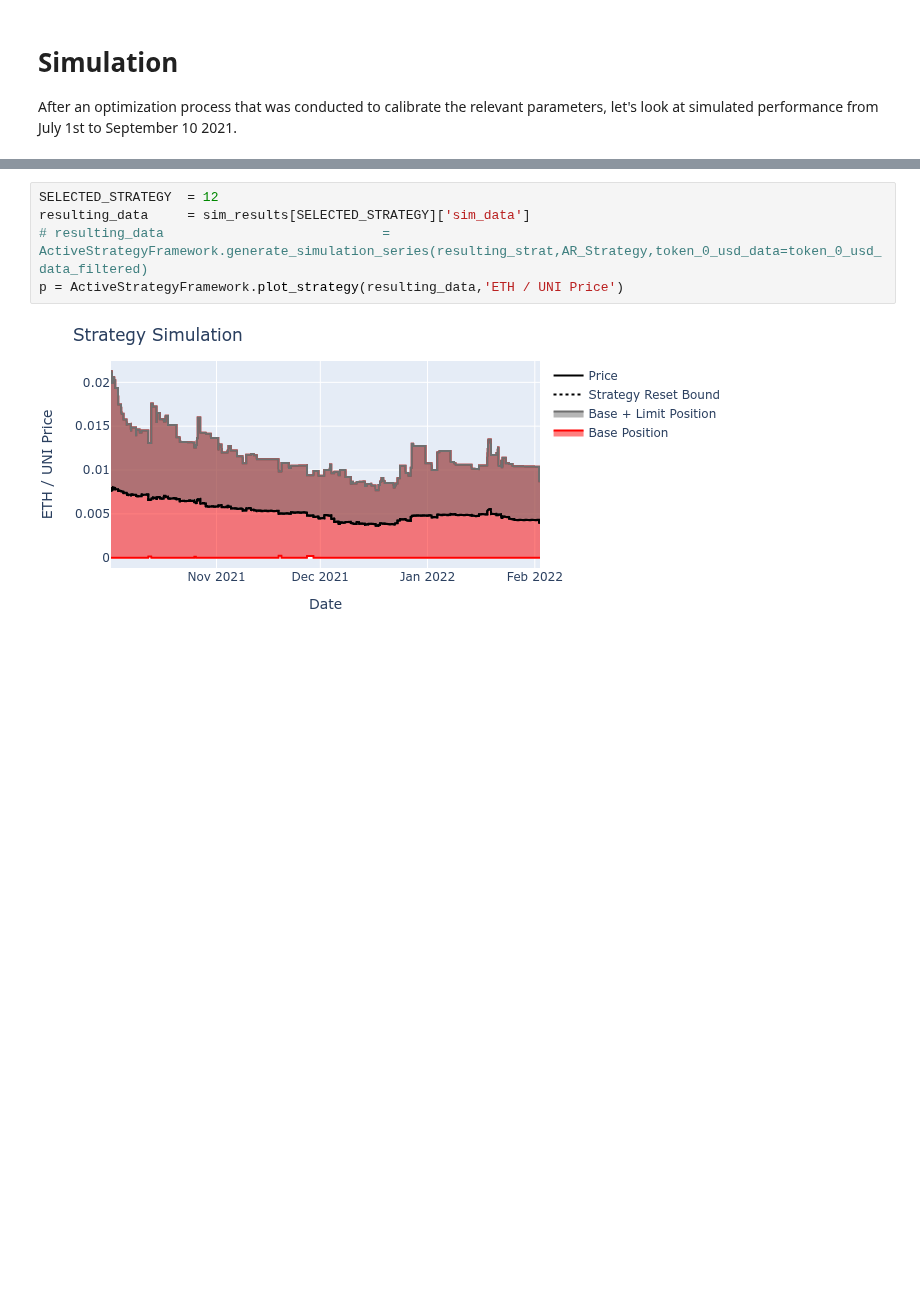
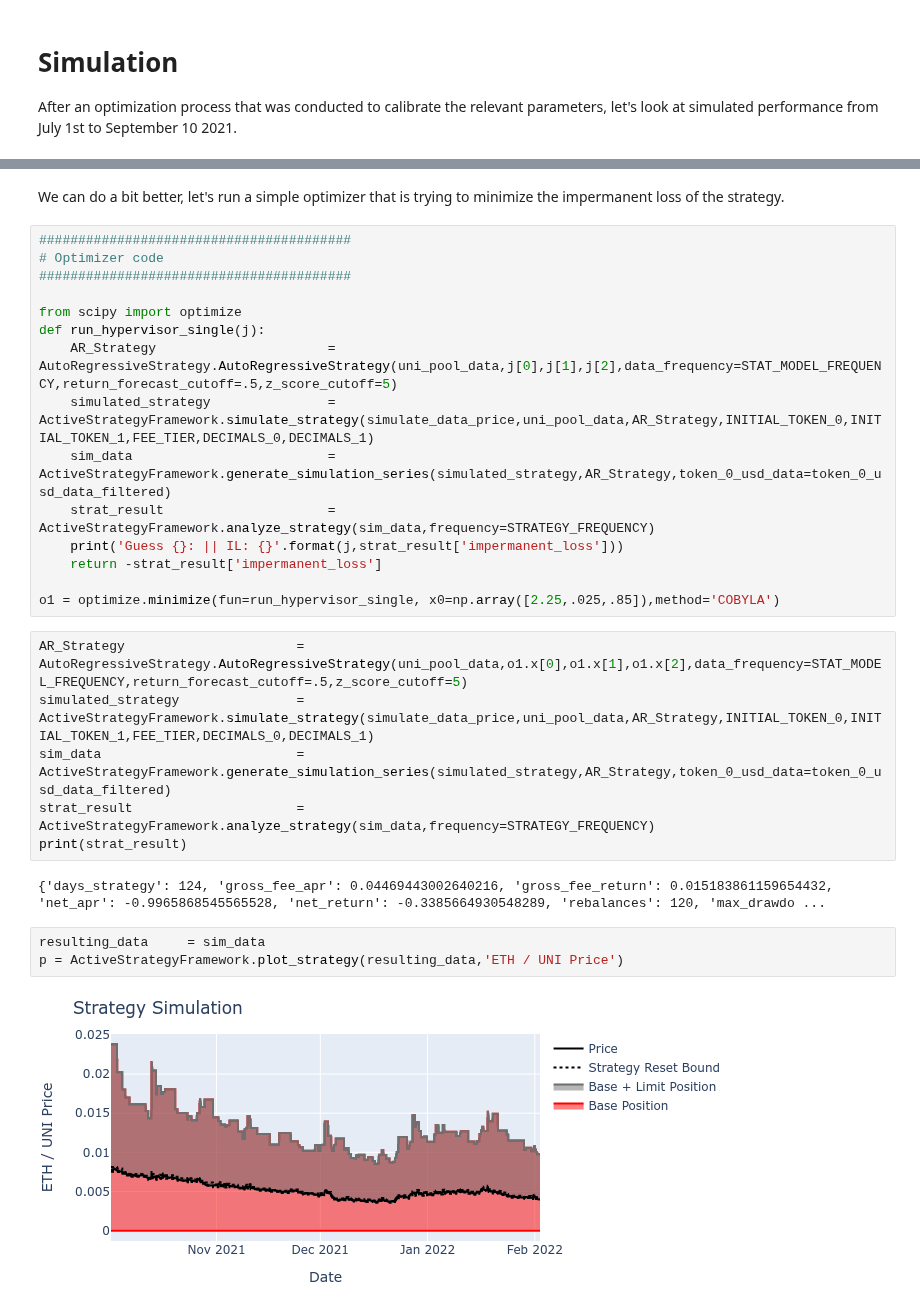
Before and after one commit to ricardgardella/active-strategy-framework, a Jupyter notebook: 3_Uniswap_Simulation.ipynb, the cells around one changed output, grey strips where cells are left out. Cells and saved outputs as stored; diff of their text form; blank space fills up the shorter version.

```diff
--- a/3_Uniswap_Simulation.ipynb
+++ b/3_Uniswap_Simulation.ipynb
@@ -232,10 +232,33 @@ pd.DataFrame(sim_performance)
+# %% [markdown]
+We can do a bit better, let's run a simple optimizer that is trying to minimize the impermanent loss of the strategy.
+# %%
+########################################
+# Optimizer code
+########################################
+
+from scipy import optimize
+def run_hypervisor_single(j):
+    AR_Strategy                      = AutoRegressiveStrategy.AutoRegressiveStrategy(uni_pool_data,j[0],j[1],j[2],data_frequency=STAT_MODEL_FREQUENCY,return_forecast_cutoff=.5,z_score_cutoff=5)
+    simulated_strategy               = ActiveStrategyFramework.simulate_strategy(simulate_data_price,uni_pool_data,AR_Strategy,INITIAL_TOKEN_0,INITIAL_TOKEN_1,FEE_TIER,DECIMALS_0,DECIMALS_1)
+    sim_data                         = ActiveStrategyFramework.generate_simulation_series(simulated_strategy,AR_Strategy,token_0_usd_data=token_0_usd_data_filtered)
+    strat_result                     = ActiveStrategyFramework.analyze_strategy(sim_data,frequency=STRATEGY_FREQUENCY)
+    print('Guess {}: || IL: {}'.format(j,strat_result['impermanent_loss']))
+    return -strat_result['impermanent_loss']
+
+o1 = optimize.minimize(fun=run_hypervisor_single, x0=np.array([2.25,.025,.85]),method='COBYLA')
+# %%
+AR_Strategy                      = AutoRegressiveStrategy.AutoRegressiveStrategy(uni_pool_data,o1.x[0],o1.x[1],o1.x[2],data_frequency=STAT_MODEL_FREQUENCY,return_forecast_cutoff=.5,z_score_cutoff=5)
+simulated_strategy               = ActiveStrategyFramework.simulate_strategy(simulate_data_price,uni_pool_data,AR_Strategy,INITIAL_TOKEN_0,INITIAL_TOKEN_1,FEE_TIER,DECIMALS_0,DECIMALS_1)
+sim_data                         = ActiveStrategyFramework.generate_simulation_series(simulated_strategy,AR_Strategy,token_0_usd_data=token_0_usd_data_filtered)
+strat_result                     = ActiveStrategyFramework.analyze_strategy(sim_data,frequency=STRATEGY_FREQUENCY)
+print(strat_result)
+# %% [output]
+{'days_strategy': 124, 'gross_fee_apr': 0.04469443002640216, 'gross_fee_return': 0.015183861159654432, 'net_apr': -0.9965868545565528, 'net_return': -0.3385664930548289, 'rebalances': 120, 'max_drawdo ...
 # %%
-SELECTED_STRATEGY  = 12
-resulting_data     = sim_results[SELECTED_STRATEGY]['sim_data']
-# resulting_data                            = ActiveStrategyFramework.generate_simulation_series(resulting_strat,AR_Strategy,token_0_usd_data=token_0_usd_data_filtered)
+resulting_data     = sim_data
 p = ActiveStrategyFramework.plot_strategy(resulting_data,'ETH / UNI Price')
 # %% [output]
-[figure, old version]
+[figure, new version]
 # %%
 p = ActiveStrategyFramework.plot_position_value(resulting_data)
 # %% [output]
```
Also changed, not shown: parts of 10 cells of this notebook, 3 other files.
